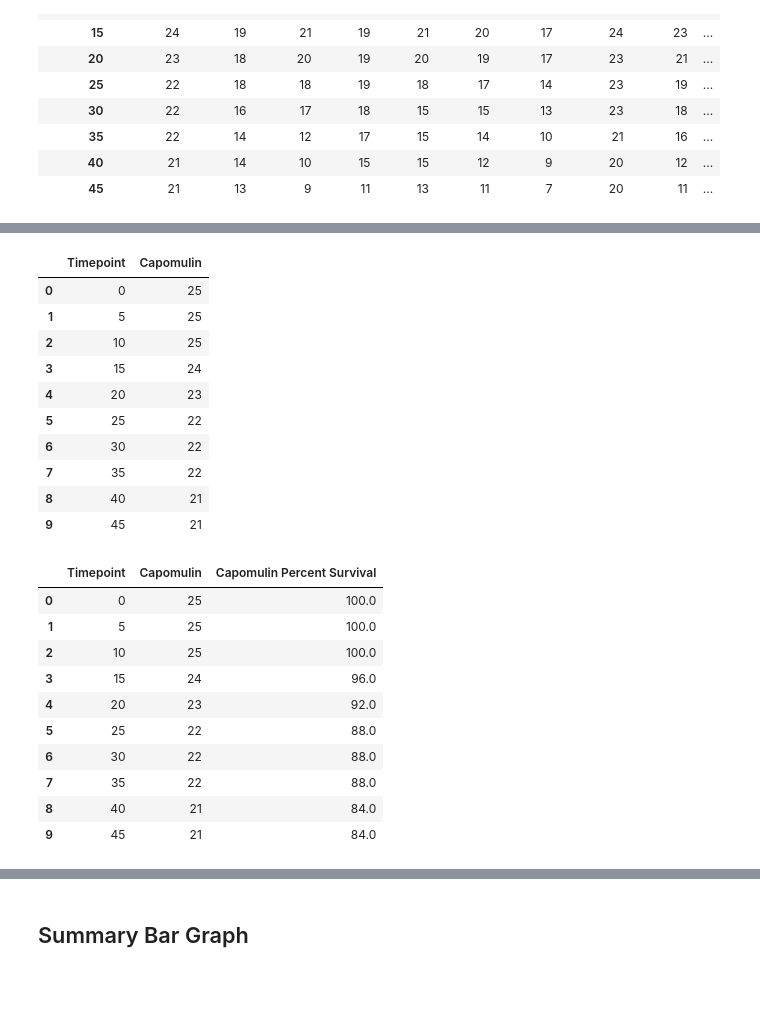
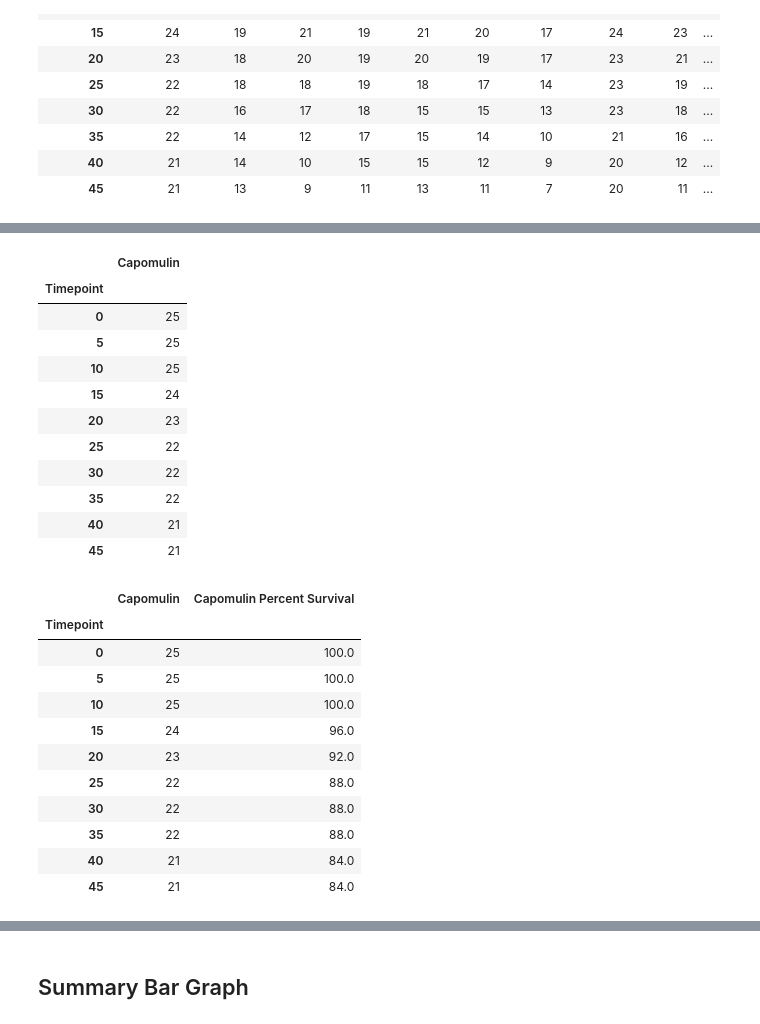
Before and after one commit to dianess/matplotlib-challenge, a Jupyter notebook: pymaceuticals_Diane.ipynb, the cells around one changed output, grey strips where cells are left out. Drawn from its saved outputs; the diff is of its cells as text; code cells hidden in the pictures; blank space fills up the shorter version.

```diff
--- a/pymaceuticals_Diane.ipynb
+++ b/pymaceuticals_Diane.ipynb
@@ -379,22 +377,24 @@ survival_rates
 | 8 | 40 | 21 | 14 | 10 | 15 | 15 | 12 | 9 | 20 | 12 | ... |
 | 9 | 45 | 21 | 13 | 9 | 11 | 13 | 11 | 7 | 20 | 11 | ... |
 # %%
-# Create Capomulin dataframe and calculate percent survival
-survival_capomulin_df = pd.DataFrame(survival_rates, columns = ['Timepoint', 'Capomulin'])
+# Create Capomulin dataframe
+survival_capomulin_df = pd.DataFrame(reformat_mouse_count, columns = ['Capomulin'])
 survival_capomulin_df
 # %% [output]
-|  | Timepoint | Capomulin |
-| 0 | 0 | 25 |
-| 1 | 5 | 25 |
-| 2 | 10 | 25 |
-| 3 | 15 | 24 |
-| 4 | 20 | 23 |
-| 5 | 25 | 22 |
-| 6 | 30 | 22 |
-| 7 | 35 | 22 |
-| 8 | 40 | 21 |
-| 9 | 45 | 21 |
+|  | Capomulin |
+| Timepoint |  |
+| 0 | 25 |
+| 5 | 25 |
+| 10 | 25 |
+| 15 | 24 |
+| 20 | 23 |
+| 25 | 22 |
+| 30 | 22 |
+| 35 | 22 |
+| 40 | 21 |
+| 45 | 21 |
 # %%
+# Calculate the percent survival and add to the dataframe above: Capomulin
 mice_percent_capomulin = []
 mice_count = 25
 for mice in survival_capomulin_df['Capomulin']:
@@ -404,15 +404,16 @@ for mice in survival_capomulin_df['Capomulin']:
 survival_capomulin_df['Capomulin Percent Survival'] = mice_percent_capomulin
 survival_capomulin_df
 # %% [output]
-|  | Timepoint | Capomulin | Capomulin Percent Survival |
-| 0 | 0 | 25 | 100.0 |
-| 1 | 5 | 25 | 100.0 |
-| 2 | 10 | 25 | 100.0 |
-| 3 | 15 | 24 | 96.0 |
-| 4 | 20 | 23 | 92.0 |
-| 5 | 25 | 22 | 88.0 |
-| 6 | 30 | 22 | 88.0 |
-| 7 | 35 | 22 | 88.0 |
-| 8 | 40 | 21 | 84.0 |
-| 9 | 45 | 21 | 84.0 |
+|  | Capomulin | Capomulin Percent Survival |
+| Timepoint |  |  |
+| 0 | 25 | 100.0 |
+| 5 | 25 | 100.0 |
+| 10 | 25 | 100.0 |
+| 15 | 24 | 96.0 |
+| 20 | 23 | 92.0 |
+| 25 | 22 | 88.0 |
+| 30 | 22 | 88.0 |
+| 35 | 22 | 88.0 |
+| 40 | 21 | 84.0 |
+| 45 | 21 | 84.0 |
 # %%
```
Also changed, not shown: parts of 28 cells of this notebook.
